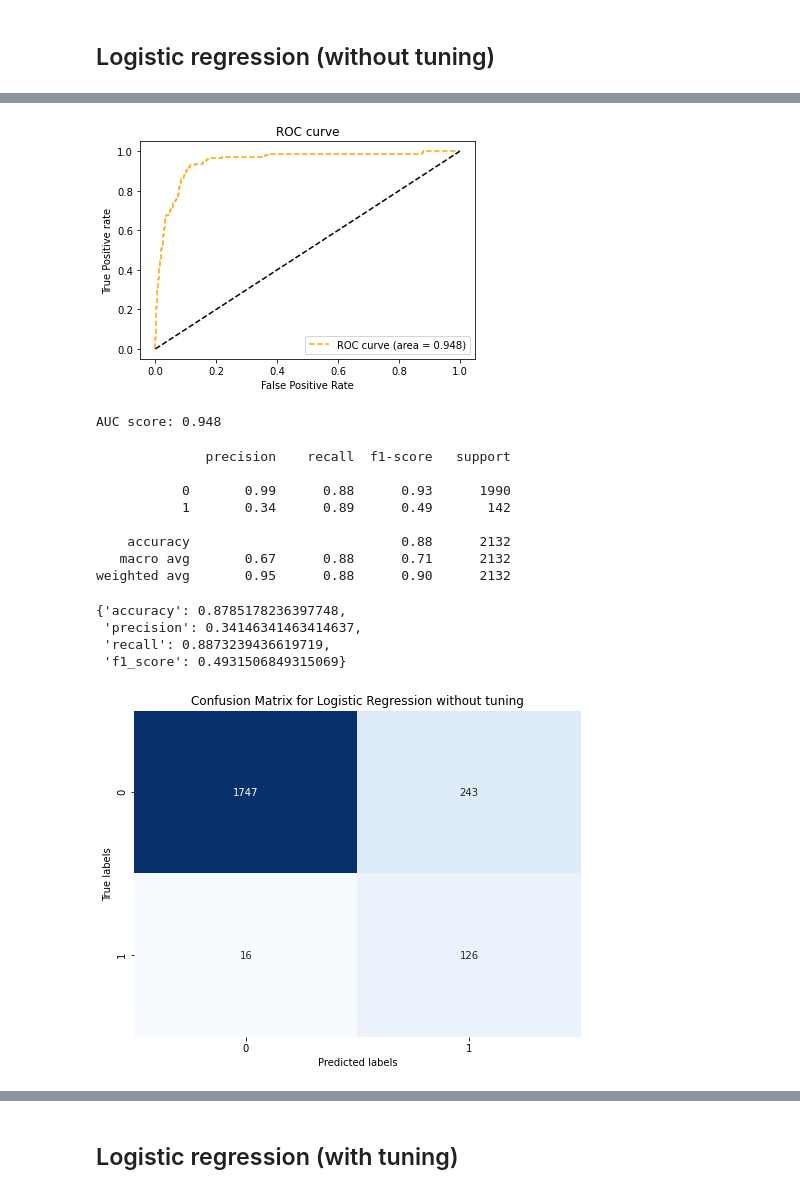
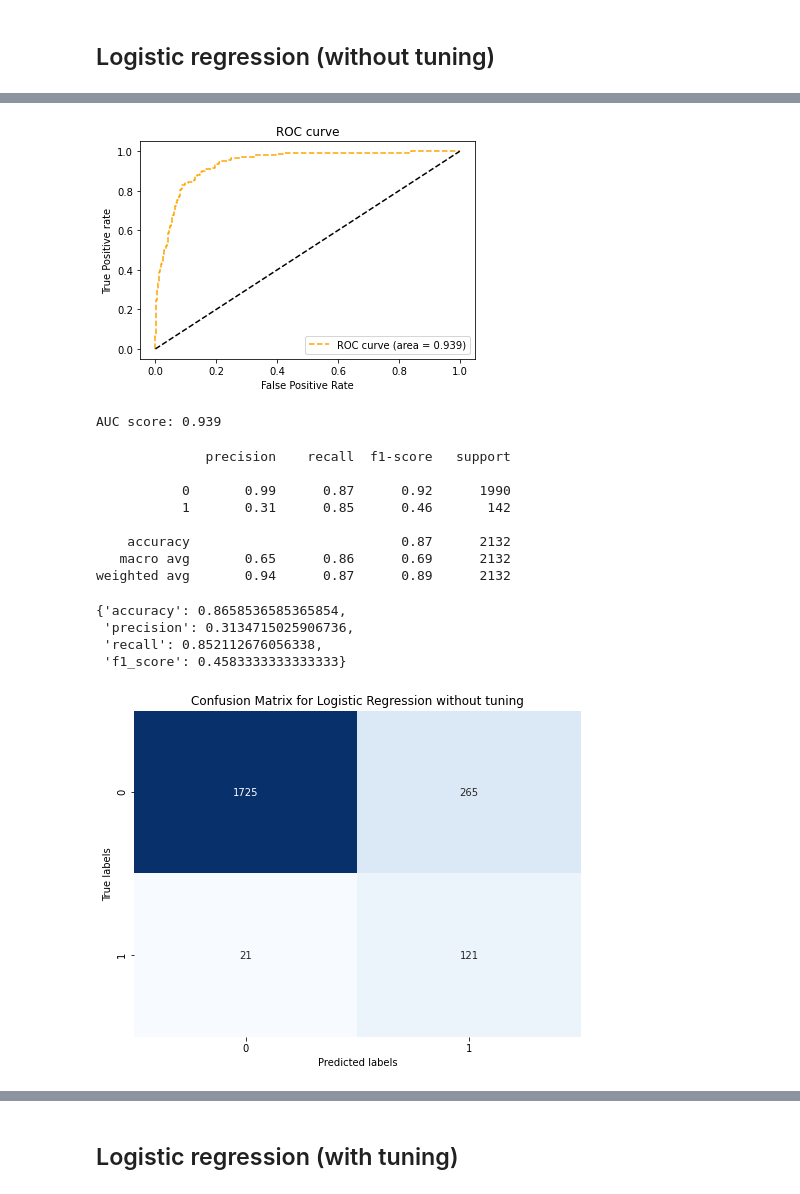
Before and after one commit to cheryltan17/DSA4263-Project, a Jupyter notebook: Models/Models.ipynb, the cells around one changed output, grey strips where cells are left out. Cells and saved outputs as stored; diff of their text form; code cells hidden in the pictures.

```diff
--- a/Models/Models.ipynb
+++ b/Models/Models.ipynb
@@ -29,3 +38,4 @@ for col in embedded_cols:
     df[col] = df[col].apply(Models.convert_to_array)
 # %%
 X = Models.flatten(df)
+df1 = pd.DataFrame(X)
@@ -32,6 +61,8 @@ X = Models.flatten(df)
 # %% [markdown]
 ## PCA
 # %%
+## scale training data before applying PCA
 scaler = StandardScaler()
-X_std = scaler.fit_transform(X)
+X_train = scaler.fit_transform(X_train)
+X_test = scaler.transform(X_test)
 # %%
@@ -70,7 +80,11 @@ Counts of label '0' in training data: 7936
+# %%
+pca = PCA(n_components = 100)
+X_train_pca = pca.fit_transform(X_train)
+X_test_pca = pca.transform(X_test)
 # %% [markdown]
 ## Resampling
 # %%
-X_train_ros, y_train_ros = Models.resampling_method('Oversampling',X_train,y_train)
+X_train_ros, y_train_ros = Models.resampling_method('Oversampling',X_train_pca,y_train)
 # %% [output]
 Resampled class counts:
 0    7936
@@ -110,27 +124,27 @@ weighted avg       0.95      0.90      0.92      2132
 [figure]
 # %%
-Models.auc_roc(logistic_model,'Logistic Regression without tuning',X_test,y_test)
+Models.auc_roc(logistic_model,'Logistic Regression without tuning',X_test_pca,y_test)
 # %% [output]
-[figure, old version]
+[figure, new version]
-AUC score: 0.948
+AUC score: 0.939
 # %%
 logistic_model.fit(X_train_rus, y_train_rus)
 
 # Make predictions
-y_pred = logistic_model.predict(X_test)
+y_pred = logistic_model.predict(X_test_pca)
 Models.evaluate_model(y_test,y_pred,'Logistic Regression without tuning')
 # %% [output]
               precision    recall  f1-score   support
 
-           0       0.99      0.88      0.93      1990
-           1       0.34      0.89      0.49       142
+           0       0.99      0.87      0.92      1990
+           1       0.31      0.85      0.46       142
 
-    accuracy                           0.88      2132
-   macro avg       0.67      0.88      0.71      2132
-weighted avg       0.95      0.88      0.90      2132
+    accuracy                           0.87      2132
+   macro avg       0.65      0.86      0.69      2132
+weighted avg       0.94      0.87      0.89      2132
-{'accuracy': 0.8785178236397748,
- 'precision': 0.34146341463414637,
- 'recall': 0.8873239436619719,
- 'f1_score': 0.4931506849315069}
+{'accuracy': 0.8658536585365854,
+ 'precision': 0.3134715025906736,
+ 'recall': 0.852112676056338,
+ 'f1_score': 0.4583333333333333}
 [figure]
 # %%
```
Also changed, not shown: parts of 80 cells of this notebook, 1 other file.
